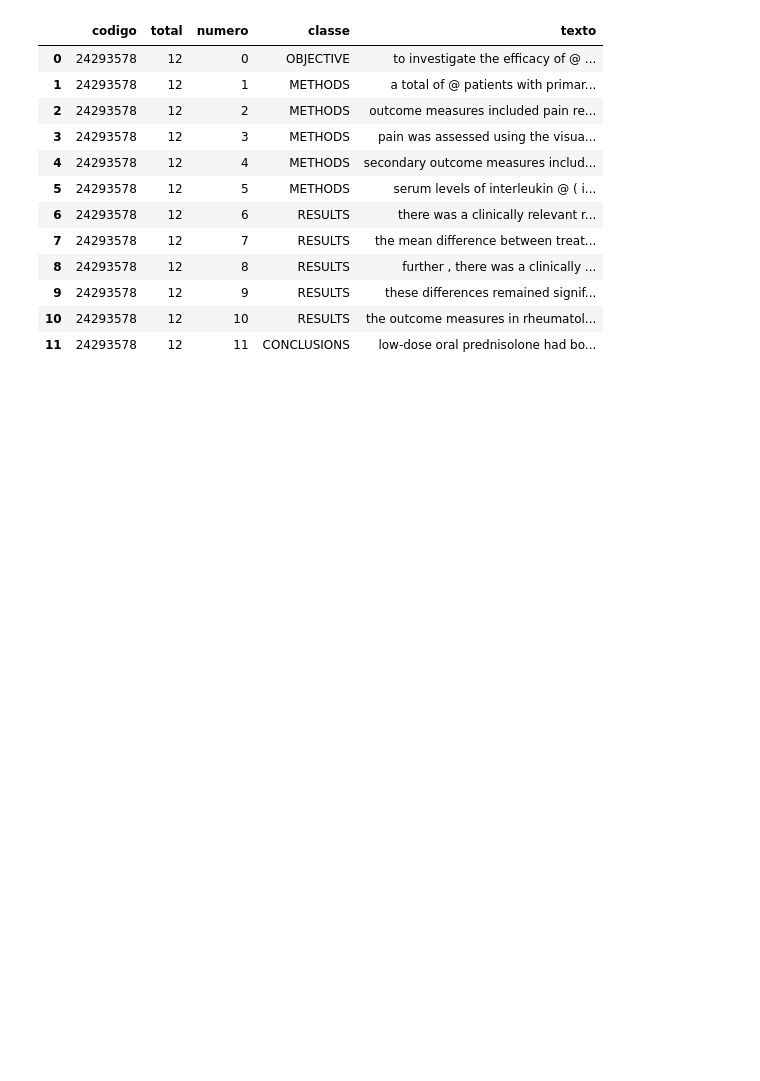
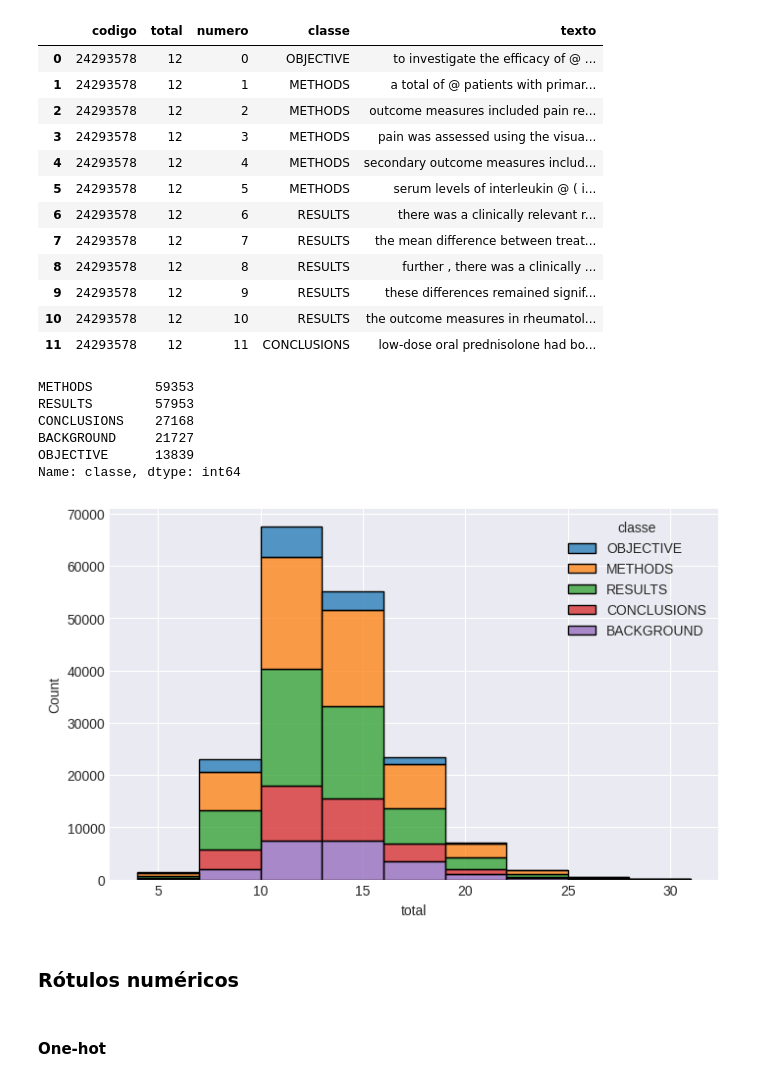
Before and after one commit to flohmannjr/tensorflow_curso, a Jupyter notebook: TensorFlow_MP2_SkimLit.ipynb, the cells around one changed output. Drawn from its saved outputs; the diff is of its cells as text; code cells hidden in the pictures; blank space fills up the shorter version.

```diff
--- a/TensorFlow_MP2_SkimLit.ipynb
+++ b/TensorFlow_MP2_SkimLit.ipynb
@@ -94,3 +139,20 @@ df_treino[:12]
 | 9 | 24293578 | 12 | 9 | RESULTS | these differences remained signif... |
 | 10 | 24293578 | 12 | 10 | RESULTS | the outcome measures in rheumatol... |
 | 11 | 24293578 | 12 | 11 | CONCLUSIONS | low-dose oral prednisolone had bo... |
+# %%
+df_treino['classe'].value_counts()
+# %% [output]
+METHODS        59353
+RESULTS        57953
+CONCLUSIONS    27168
+BACKGROUND     21727
+OBJECTIVE      13839
+Name: classe, dtype: int64
+# %%
+sns.histplot(data=df_treino, x='total', hue='classe', multiple="stack", binwidth=3);
+# %% [output]
+[figure, added]
+# %% [markdown]
+### Rótulos numéricos
+# %% [markdown]
+#### One-hot
```
Also changed, not shown: parts of 25 cells of this notebook.
